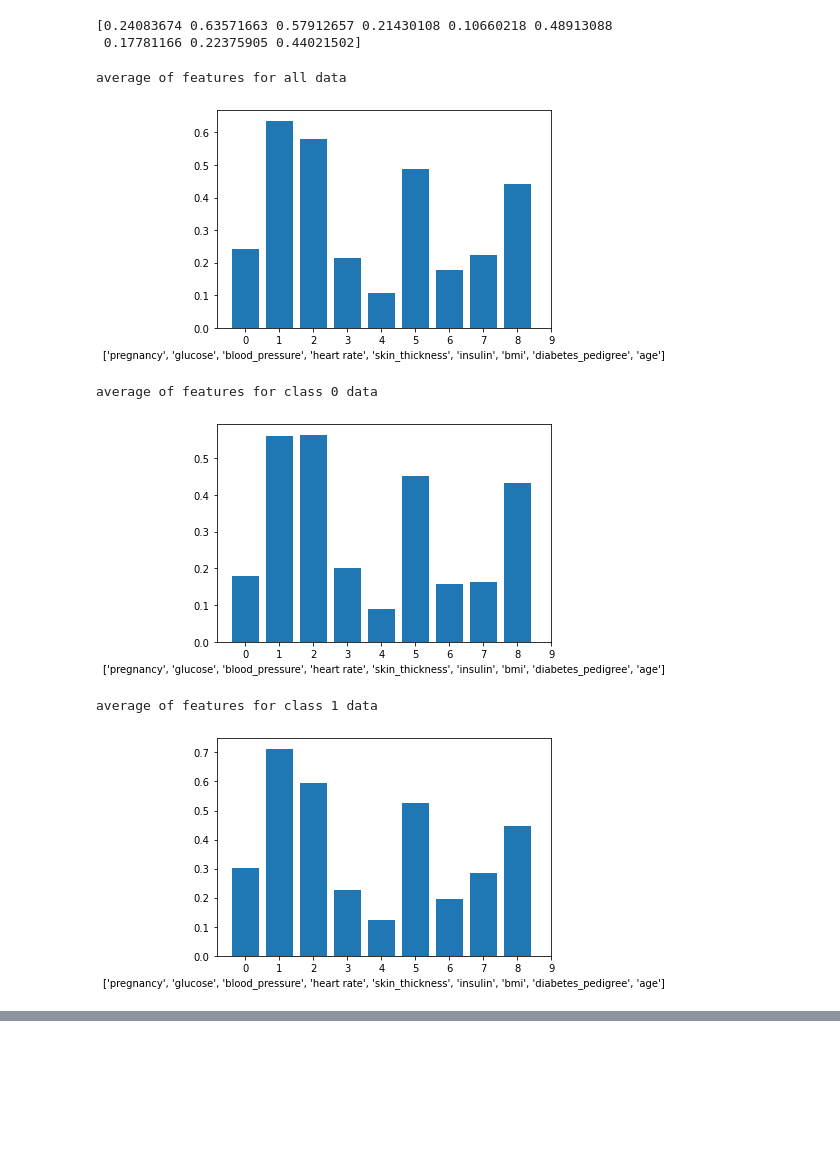
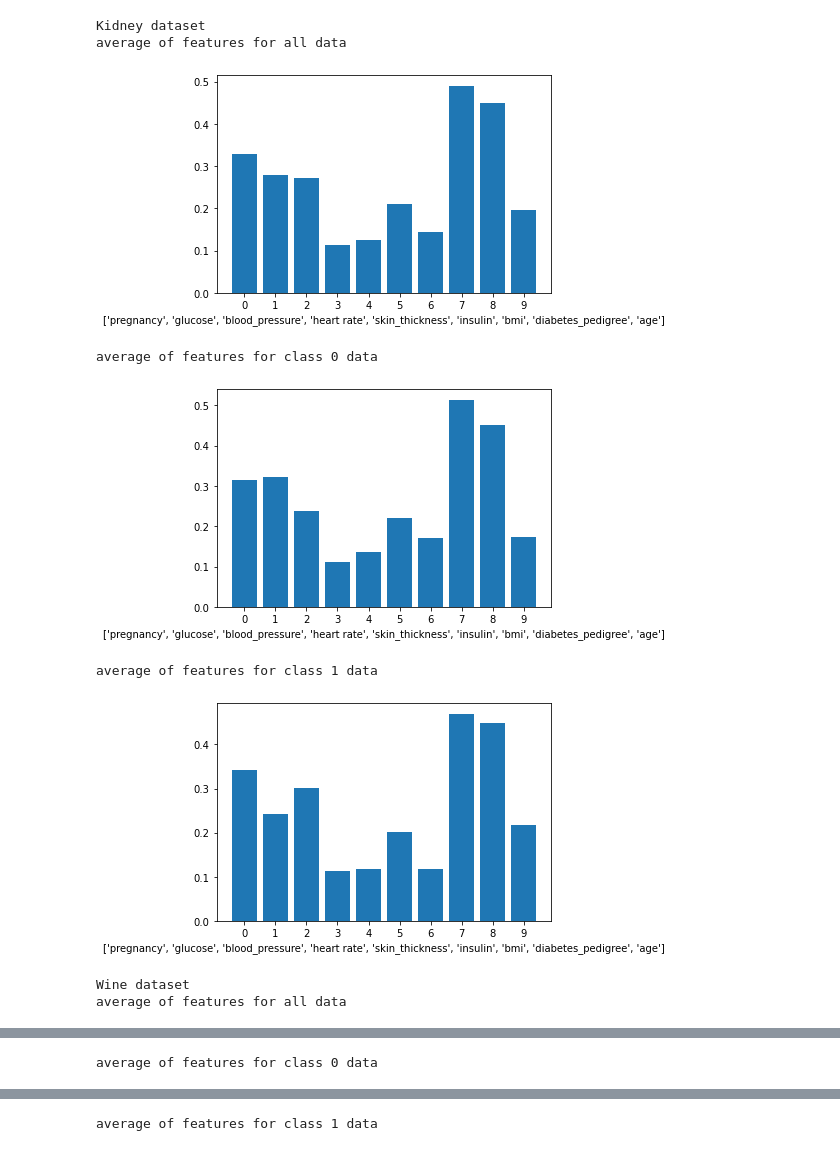
Before and after one commit to alymo8/Ecse551Assignments, a Jupyter notebook: A1/Kidney Disease.ipynb, the cells around one changed output, grey strips where cells are left out. Saved outputs shown, nothing was run; the diff lists cells and outputs as text; code cells hidden in the pictures; blank space fills up the shorter version.

```diff
--- a/A1/Kidney Disease.ipynb
+++ b/A1/Kidney Disease.ipynb
@@ -6,6 +6,8 @@ import math
 # %%
 kidney_df_pd = pd.read_csv(r'.\Kidney disease.csv')
 kidney_df = np.asarray(kidney_df_pd)
+wine_df_pd = pd.read_csv(r'.\white_wine_quality.csv')
+wine_df = np.asarray(wine_df_pd)
 # %%
 kidney_df_pd.columns = ['pregnancy', 'glucose', 'blood_pressure', 'heart rate',
               'skin_thickness', 'insulin', 'bmi', 'diabetes_pedigree_function', 'age', 'result']
@@ -30,6 +47,8 @@ labels = ['pregnancy', 'glucose', 'blood_pressure', 'heart rate',
 # %%
-class0 = kidney_df[kidney_df[:,9] == 0]
-class1 = kidney_df[kidney_df[:,9] == 1]
+class0_k = kidney_df[kidney_df[:,9] == 0]
+class1_k = kidney_df[kidney_df[:,9] == 1]
+class0_w = wine_df[wine_df[:,10] == 0]
+class1_w = wine_df[wine_df[:,10] == 1]
 # %%
 for i in range(len(kidney_df[0])-1):
   bins = np.linspace(min(kidney_df[i,:]), max(kidney_df[i,:]), 100)
@@ -61,36 +108,64 @@ plt.show()
 # %%
 average_of_features = np.mean(kidney_df[:,:9], axis=0)
-print(average_of_features)
-average_of_class_0 = np.mean(class0[:,:9], axis=0)
-average_of_class_1 = np.mean(class1[:,:9], axis=0)
+# print("Kidney features average:", average_of_features)
+average_of_class_0 = np.mean(class0_k[:,:9], axis=0)
+average_of_class_1 = np.mean(class1_k[:,:9], axis=0)
+
+average_of_features = np.mean(wine_df[:,:10], axis=0)
+# print("Wine features average:", average_of_features)
+average_of_class_0 = np.mean(class0_w[:,:10], axis=0)
+average_of_class_1 = np.mean(class1_w[:,:10], axis=0)
-# %% [output]
-[0.24083674 0.63571663 0.57912657 0.21430108 0.10660218 0.48913088
- 0.17781166 0.22375905 0.44021502]
 # %%
+print("Kidney dataset")
 print("average of features for all data")
 features = np.arange(0,10)
 plt.bar(range(len(average_of_features)), average_of_features)
 plt.xticks(range(len(features)), features)
-plt.xlabel(labels)
+plt.xlabel(labels_k)
 plt.show()
 
 print("average of features for class 0 data")
 features = np.arange(0,10)
 plt.bar(range(len(average_of_class_0)), average_of_class_0)
 plt.xticks(range(len(features)), features)
-plt.xlabel(labels)
+plt.xlabel(labels_k)
 plt.show()
 
 print("average of features for class 1 data")
 features = np.arange(0,10)
 plt.bar(range(len(average_of_class_1)), average_of_class_1)
 plt.xticks(range(len(features)), features)
-plt.xlabel(labels)
+plt.xlabel(labels_k)
 plt.show()
+
+print("Wine dataset")
+print("average of features for all data")
+features = np.arange(0,11)
+plt.bar(range(len(average_of_features)), average_of_features)
+plt.xticks(range(len(features)), features)
+plt.xlabel(labels_w)
+plt.show()
+
+print("average of features for class 0 data")
+features = np.arange(0,11)
+plt.bar(range(len(average_of_class_0)), average_of_class_0)
+plt.xticks(range(len(features)), features)
+plt.xlabel(labels_w)
+plt.show()
+
+print("average of features for class 1 data")
+features = np.arange(0,11)
+plt.bar(range(len(average_of_class_1)), average_of_class_1)
+plt.xticks(range(len(features)), features)
+plt.xlabel(labels_w)
+plt.show()
 # %% [output]
+Kidney dataset
 average of features for all data
-[figure, old version]
+[figure, new version]
 average of features for class 0 data
-[figure, old version]
+[figure, new version]
 average of features for class 1 data
-[figure, old version]
+[figure, new version]
+Wine dataset
+average of features for all data
@@ -96,0 +173 @@ average of features for class 1 data
+average of features for class 0 data
@@ -96,0 +175 @@ average of features for class 1 data
+average of features for class 1 data
```
Also changed, not shown: parts of 20 cells of this notebook.
